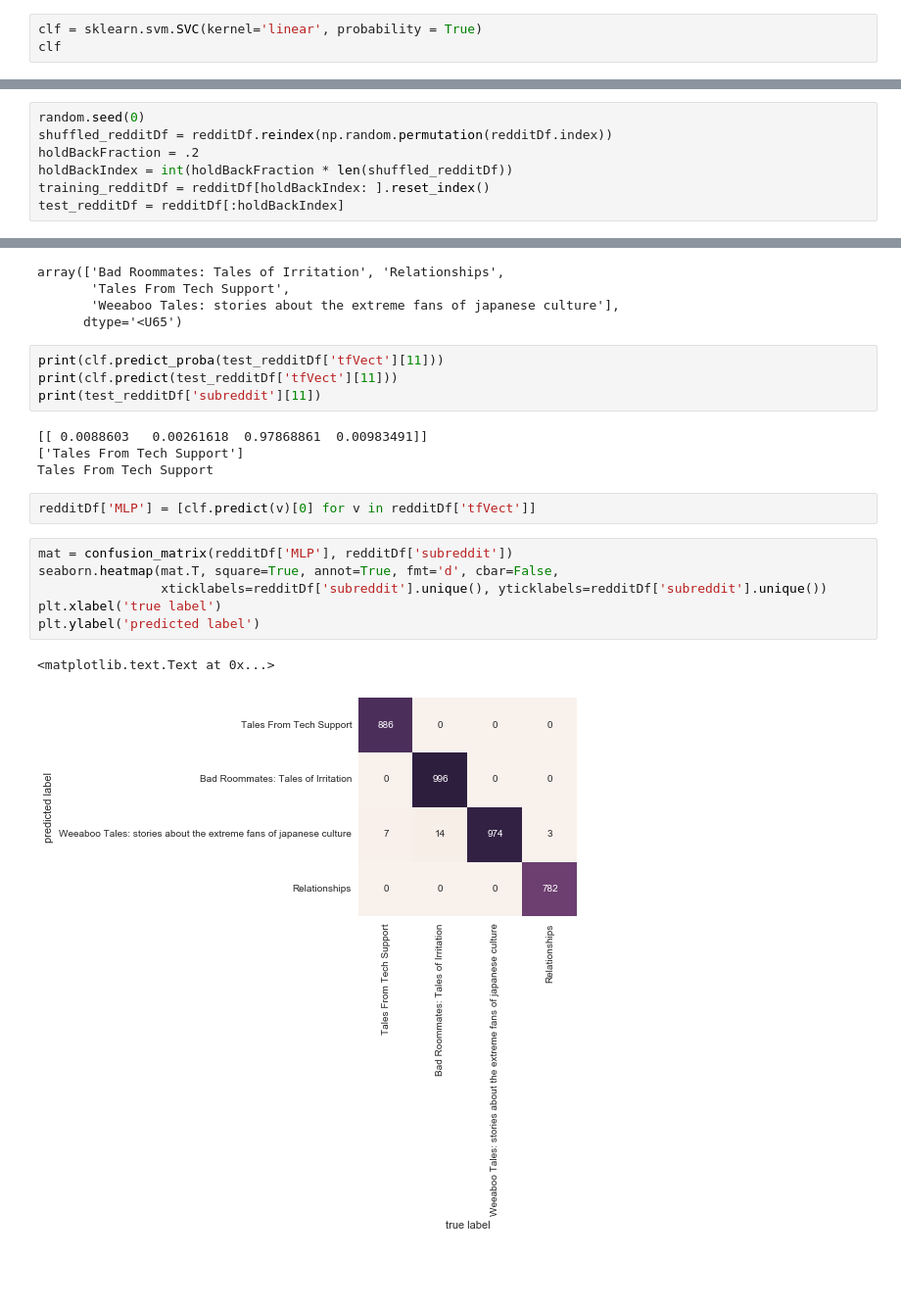
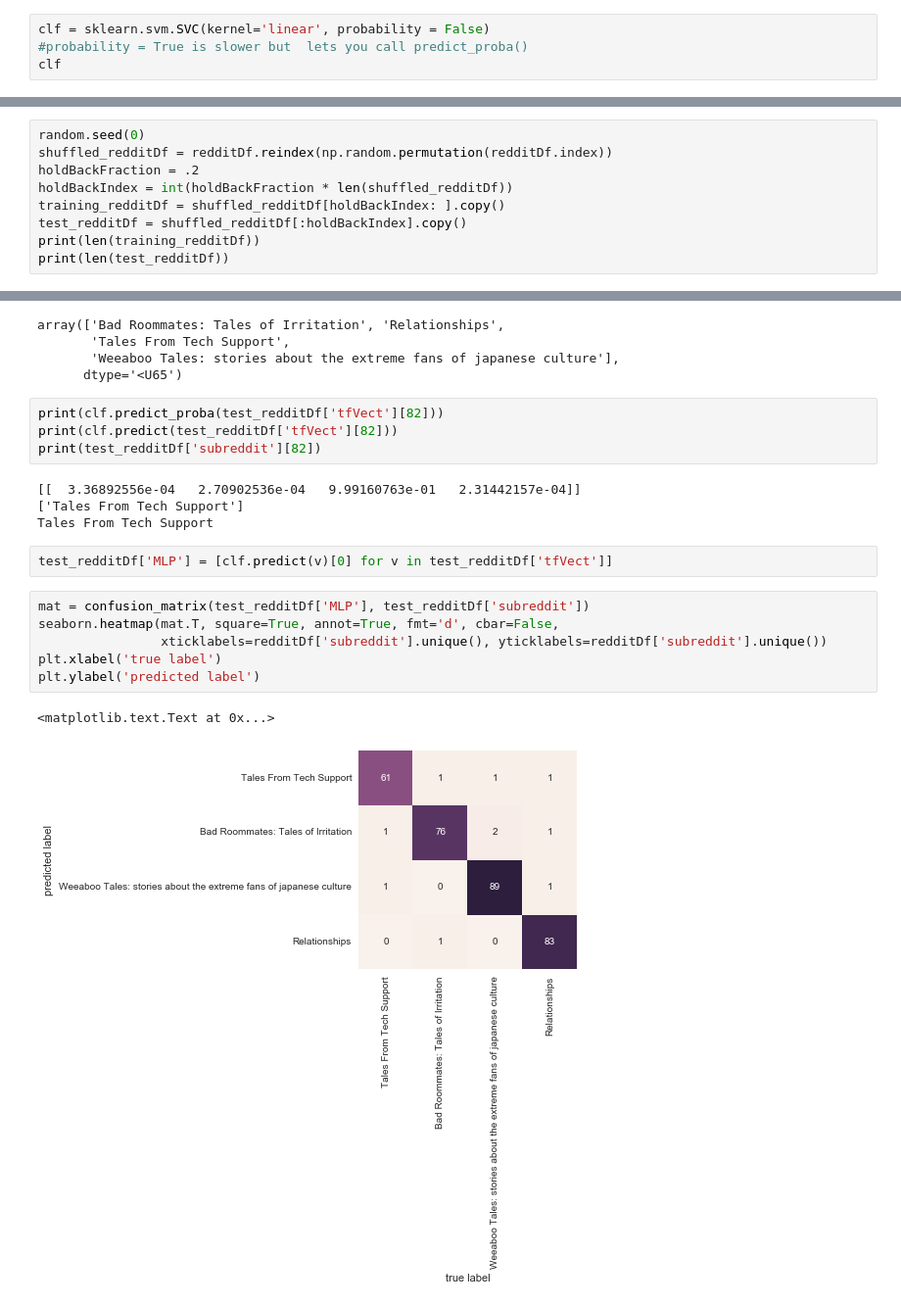
Before and after one commit to KnowledgeLab/content_analysis, a Jupyter notebook: notebooks/6-Classification.ipynb, the cells around one changed output, grey strips where cells are left out. Shown at 98% size. Cells and saved outputs as stored; diff of their text form; blank space fills up the shorter version.

```diff
--- a/notebooks/6-Classification.ipynb
+++ b/notebooks/6-Classification.ipynb
@@ -1535,7 +1531,8 @@ redditDf['tfVect'][0].shape
 # %% [markdown]
 Initilize the model
 # %%
-clf = sklearn.svm.SVC(kernel='linear', probability = True)
+clf = sklearn.svm.SVC(kernel='linear', probability = False)
+#probability = True is slower but  lets you call predict_proba()
 clf
 # %% [output]
 SVC(C=1.0, cache_size=200, class_weight=None, coef0=0.0,
@@ -1549,5 +1546,7 @@ random.seed(0)
 shuffled_redditDf = redditDf.reindex(np.random.permutation(redditDf.index))
 holdBackFraction = .2
 holdBackIndex = int(holdBackFraction * len(shuffled_redditDf))
-training_redditDf = redditDf[holdBackIndex: ].reset_index()
-test_redditDf = redditDf[:holdBackIndex]
+training_redditDf = shuffled_redditDf[holdBackIndex: ].copy()
+test_redditDf = shuffled_redditDf[:holdBackIndex].copy()
+print(len(training_redditDf))
+print(len(test_redditDf))
@@ -1607,21 +1621,21 @@ array(['Bad Roommates: Tales of Irritation', 'Relationships',
        'Weeaboo Tales: stories about the extreme fans of japanese culture'],
       dtype='<U65')
 # %%
-print(clf.predict_proba(test_redditDf['tfVect'][11]))
-print(clf.predict(test_redditDf['tfVect'][11]))
-print(test_redditDf['subreddit'][11])
+print(clf.predict_proba(test_redditDf['tfVect'][82]))
+print(clf.predict(test_redditDf['tfVect'][82]))
+print(test_redditDf['subreddit'][82])
 # %% [output]
-[[ 0.0088603   0.00261618  0.97868861  0.00983491]]
+[[  3.36892556e-04   2.70902536e-04   9.99160763e-01   2.31442157e-04]]
 ['Tales From Tech Support']
 Tales From Tech Support
 # %%
-redditDf['MLP'] = [clf.predict(v)[0] for v in redditDf['tfVect']]
+test_redditDf['MLP'] = [clf.predict(v)[0] for v in test_redditDf['tfVect']]
 # %%
-mat = confusion_matrix(redditDf['MLP'], redditDf['subreddit'])
+mat = confusion_matrix(test_redditDf['MLP'], test_redditDf['subreddit'])
 seaborn.heatmap(mat.T, square=True, annot=True, fmt='d', cbar=False,
                 xticklabels=redditDf['subreddit'].unique(), yticklabels=redditDf['subreddit'].unique())
 plt.xlabel('true label')
 plt.ylabel('predicted label')
 # %% [output]
 <matplotlib.text.Text at 0x...>
-[figure, old version]
+[figure, new version]
```
Also changed, not shown: parts of 114 cells of this notebook.
